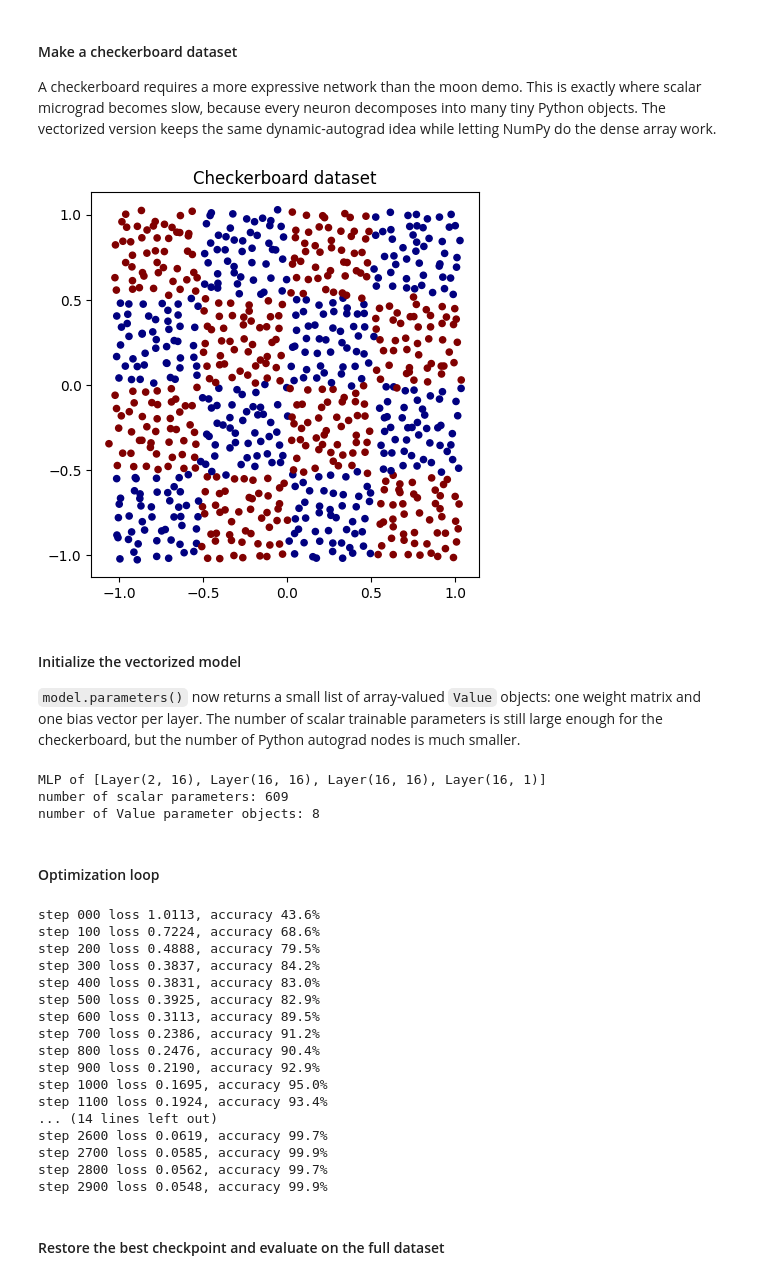
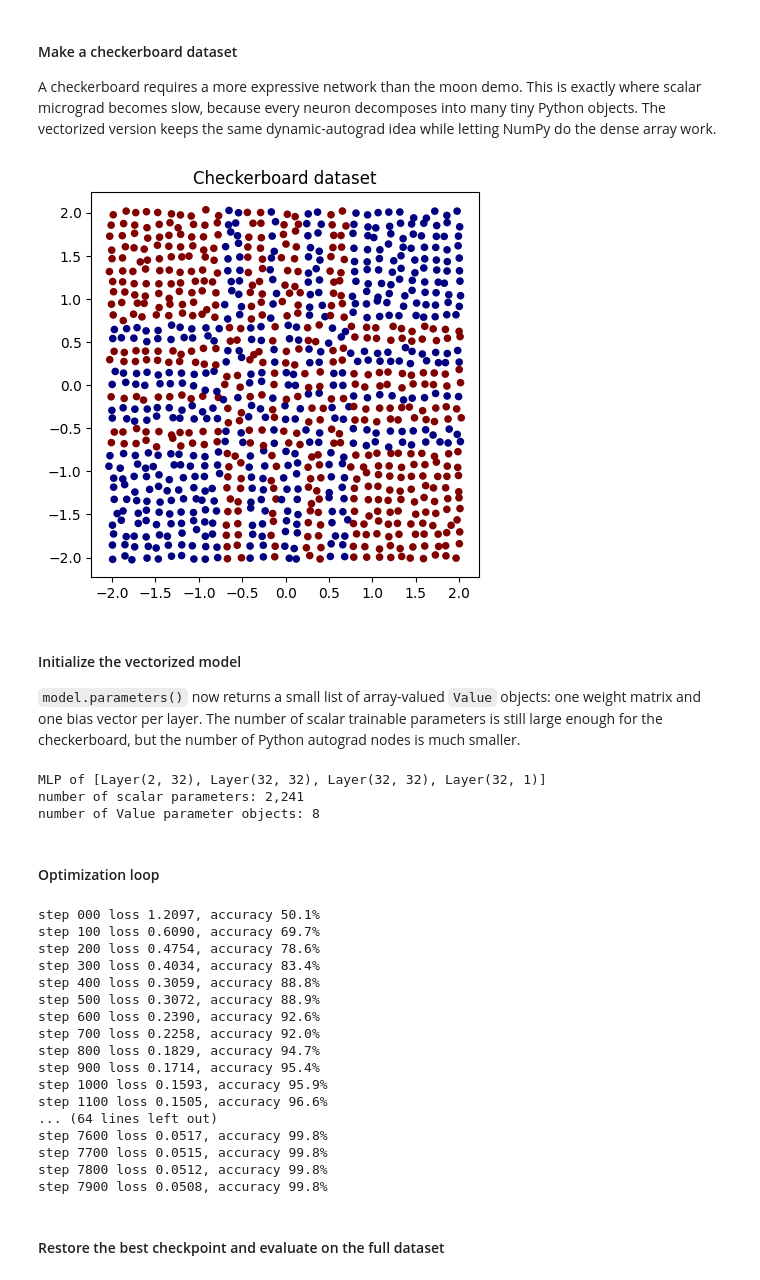
Before and after one commit to pvilanova/vect_micrograd, a Jupyter notebook: vect_demo.ipynb, the cells around one changed output. Drawn from its saved outputs; the diff is of its cells as text; code cells hidden in the pictures.

```diff
--- a/vect_demo.ipynb
+++ b/vect_demo.ipynb
@@ -28,41 +28,41 @@ A checkerboard requires a more expressive network than the moon demo. This is ex
 # %%
 def make_checkerboard(n=400, grid=4, noise=0.02, seed=42):
     rng = np.random.default_rng(seed)
     side = int(np.sqrt(n))
-    xs = np.linspace(-1, 1, side)
-    ys = np.linspace(-1, 1, side)
+    xs = np.linspace(-2, 2, side)
+    ys = np.linspace(-2, 2, side)
     xx, yy = np.meshgrid(xs, ys)
     X = np.c_[xx.ravel(), yy.ravel()]
 
     ix = ((X[:, 0] + 1) / (2 / grid)).astype(int).clip(0, grid - 1)
     iy = ((X[:, 1] + 1) / (2 / grid)).astype(int).clip(0, grid - 1)
     y = ((ix + iy) % 2) * 2 - 1
 
     X += rng.normal(size=X.shape) * noise
     return X.astype(float), y.astype(float).reshape(-1, 1)
 
-X, y = make_checkerboard(n=800, grid=4, noise=0.02)
+X, y = make_checkerboard(n=1000, grid=8, noise=0.02)
 
 plt.figure(figsize=(5, 5))
 plt.scatter(X[:, 0], X[:, 1], c=y.ravel(), s=20, cmap='jet')
 plt.title('Checkerboard dataset')
 plt.show()
 # %% [output]
-[figure, old version]
+[figure, new version]
 # %% [markdown]
 #### Initialize the vectorized model
 
 `model.parameters()` now returns a small list of array-valued `Value` objects: one weight matrix and one bias vector per layer. The number of scalar trainable parameters is still large enough for the checkerboard, but the number of Python autograd nodes is much smaller.
 # %%
-# Create a 4-layer network: 2 inputs → 16 hidden → ... → 16 hidden → 1 output
-model = MLP(2, [16, 16, 16, 1])
+# Create a 4-layer network: 2 inputs → 32 hidden → ... → 32 hidden → 1 output
+model = MLP(2, [32, 32, 32, 1])
 
 print(model)
 print(f"number of scalar parameters: {sum(p.data.size for p in model.parameters()):,}")
 print('number of Value parameter objects:', len(model.parameters()))
 # %% [output]
-MLP of [Layer(2, 16), Layer(16, 16), Layer(16, 16), Layer(16, 1)]
-number of scalar parameters: 609
+MLP of [Layer(2, 32), Layer(32, 32), Layer(32, 32), Layer(32, 1)]
+number of scalar parameters: 2,241
 number of Value parameter objects: 8
 # %% [markdown]
 #### Optimization loop
@@ -70,10 +70,10 @@ number of Value parameter objects: 8
 from vect_micrograd.optim import SGD, Adam
 from vect_micrograd.utils import save_checkpoint, load_checkpoint, svm_loss
 
-steps = 3000
+steps = 8000
 
-optimizer = SGD(model.parameters(), lr=1.0, total_steps=steps)
-# optimizer = Adam(model.parameters(), lr=1e-2, total_steps=steps)
+# optimizer = SGD(model.parameters(), lr=1.0, total_steps=steps)
+optimizer = Adam(model.parameters(), lr=1e-2, total_steps=steps)
 
 best_checkpoint = None
 best_loss = float('inf')
@@ -97,23 +97,23 @@ for k in range(steps):
     if k % 100 == 0:
         print(f'step {k:03d} loss {loss_value:.4f}, accuracy {acc*100:.1f}%')
 # %% [output]
-step 000 loss 1.0113, accuracy 43.6%
-step 100 loss 0.7224, accuracy 68.6%
-step 200 loss 0.4888, accuracy 79.5%
-step 300 loss 0.3837, accuracy 84.2%
-step 400 loss 0.3831, accuracy 83.0%
-step 500 loss 0.3925, accuracy 82.9%
-step 600 loss 0.3113, accuracy 89.5%
-step 700 loss 0.2386, accuracy 91.2%
-step 800 loss 0.2476, accuracy 90.4%
-step 900 loss 0.2190, accuracy 92.9%
-step 1000 loss 0.1695, accuracy 95.0%
-step 1100 loss 0.1924, accuracy 93.4%
-... (14 lines left out)
-step 2600 loss 0.0619, accuracy 99.7%
-step 2700 loss 0.0585, accuracy 99.9%
-step 2800 loss 0.0562, accuracy 99.7%
-step 2900 loss 0.0548, accuracy 99.9%
+step 000 loss 1.2097, accuracy 50.1%
+step 100 loss 0.6090, accuracy 69.7%
+step 200 loss 0.4754, accuracy 78.6%
+step 300 loss 0.4034, accuracy 83.4%
+step 400 loss 0.3059, accuracy 88.8%
+step 500 loss 0.3072, accuracy 88.9%
+step 600 loss 0.2390, accuracy 92.6%
+step 700 loss 0.2258, accuracy 92.0%
+step 800 loss 0.1829, accuracy 94.7%
+step 900 loss 0.1714, accuracy 95.4%
+step 1000 loss 0.1593, accuracy 95.9%
+step 1100 loss 0.1505, accuracy 96.6%
+... (64 lines left out)
+step 7600 loss 0.0517, accuracy 99.8%
+step 7700 loss 0.0515, accuracy 99.8%
+step 7800 loss 0.0512, accuracy 99.8%
+step 7900 loss 0.0508, accuracy 99.8%
 # %% [markdown]
 #### Restore the best checkpoint and evaluate on the full dataset
 # %%
```
Also changed, not shown: parts of 3 cells of this notebook, 2 other files.
